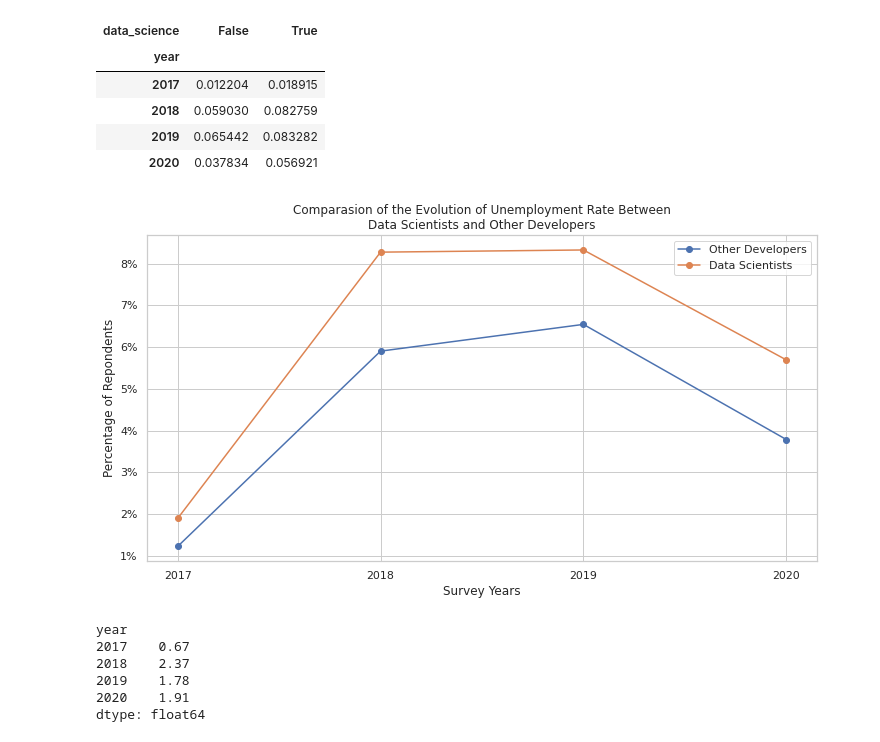
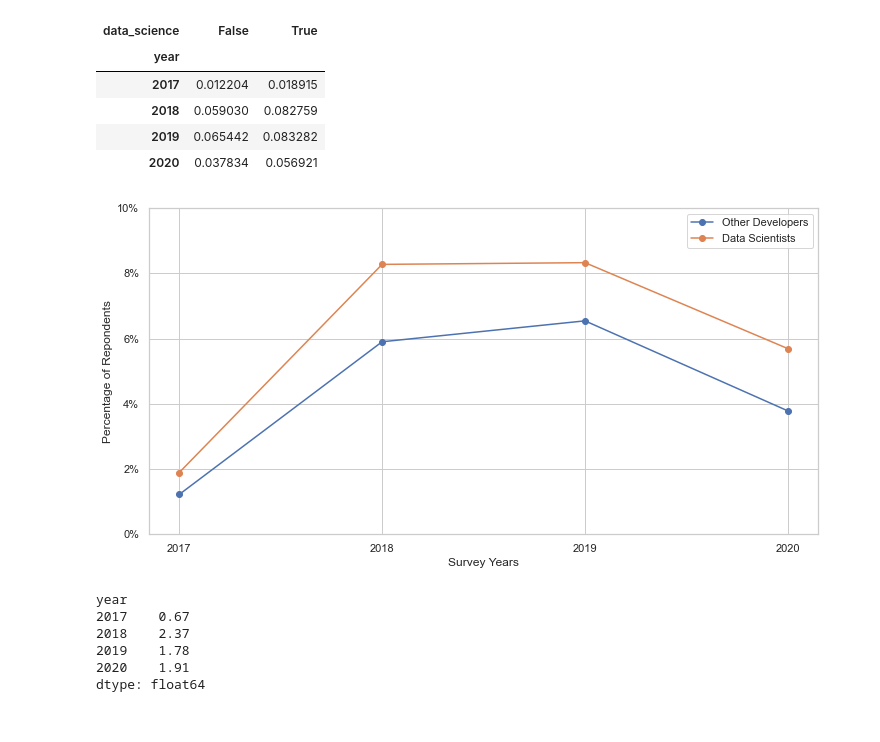
Before and after one commit to leofmr/stack_ds, a Jupyter notebook: 02 - DataScienceUnemployment.ipynb, the cells around one changed output. Saved outputs shown, nothing was run; the diff lists cells and outputs as text; code cells hidden in the pictures.

```diff
--- a/02 - DataScienceUnemployment.ipynb
+++ b/02 - DataScienceUnemployment.ipynb
@@ -92,15 +93,17 @@ unemployed_evol = (employment_distribution.loc[unemployed_select].
                    pivot(index='year', values='percent', columns='data_science'))
 # %%
 ax = unemployed_evol.plot(figsize=(12, 6), marker='.', markersize=12)
+plt.ylim(0, 0.1)
 ax.yaxis.set_major_formatter(lambda x, p: f'{x:.0%}')
 plt.legend(['Other Developers', 'Data Scientists'])
 plt.xticks([2017, 2018, 2019, 2020])
 plt.xlabel('Survey Years')
 plt.ylabel('Percentage of Repondents')
-plt.title('Comparasion of the Evolution of Unemployment Rate Between\nData Scientists and Other Developers')
+#plt.title('Comparasion of the Evolution of Unemployment Rate Between\nData Scientists and Other Developers')
+plt.savefig('figs/ds_enemplyment.png', bbox_inches='tight', dpi=300)
 plt.show()
 # %% [output]
-[figure, old version]
+[figure, new version]
 # %%
 (unemployed_evol[True] - unemployed_evol[False]).mul(100).round(2)
 # %% [output]
```
Also changed, not shown: parts of 1 cell of this notebook, 1 other file.
